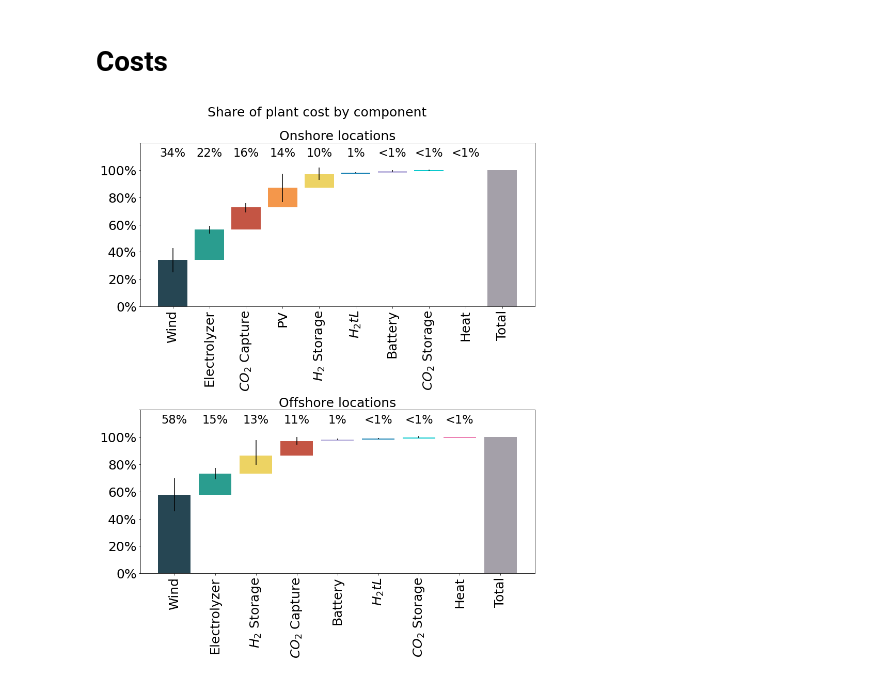
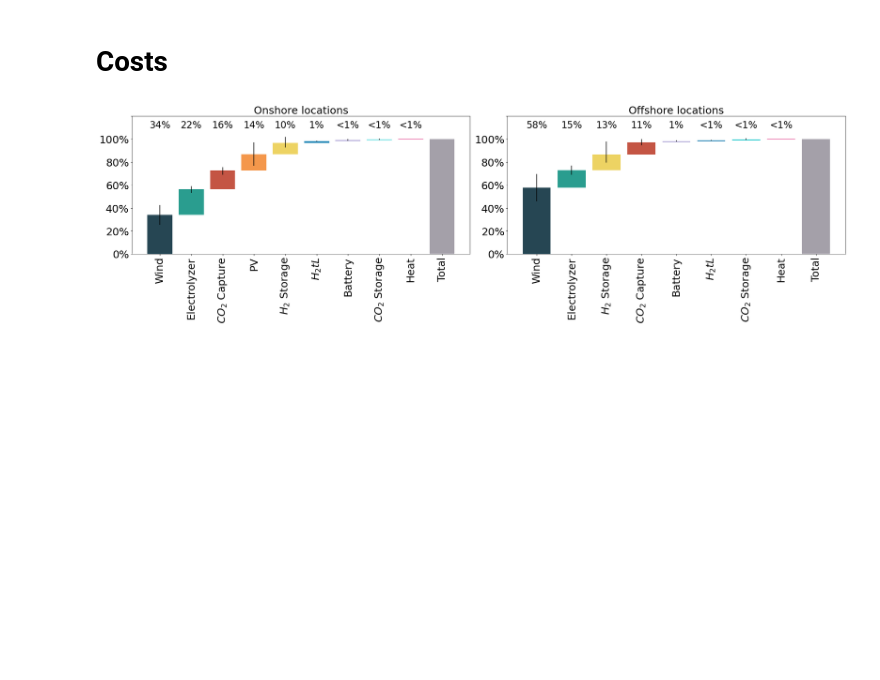
Before and after one commit to kwdseymour/EuroSAFs, a Jupyter notebook: scripts/analysis/SI_figures.ipynb, the cells around one changed output. Saved outputs shown, nothing was run; the diff lists cells and outputs as text; code cells hidden in the pictures; blank space fills up the shorter version.

Commit message:
Revert cost share figure to horizontal orientation

```diff
--- a/scripts/analysis/SI_figures.ipynb
+++ b/scripts/analysis/SI_figures.ipynb
@@ -251,7 +251,7 @@ col_name_map = {
     'verify_NPV':'Total'
 }
 
-fig,axes = plt.subplots(nrows=2, figsize=(12,15))
+fig,axes = plt.subplots(ncols=2, figsize=(25,7.5))
 fontsize = 25
 
 for i,shore_designation,cols in zip([0,1],['onshore','offshore'],[onshore_npv_cols,offshore_npv_cols]):
@@ -267,32 +267,32 @@ for i,shore_designation,cols in zip([0,1],['onshore','offshore'],[onshore_npv_co
 
 
 
     yerr1 = npv_share['mean'] - npv_share['5%']
     yerr2 = npv_share['95%'] - npv_share['mean']
     axes[i].bar(npv_share_cumsum.index.map(col_name_map), npv_share_cumsum['mean'], yerr=[yerr1,yerr2], color=npv_share_cumsum.index.map(colormap))
     axes[i].bar(npv_share_cumsum_mask.index.map(col_name_map), npv_share_cumsum_mask['mean'], color='white')
     for tick in axes[i].get_xticklabels():
         tick.set_rotation(90)
 
     for j,comp_share in enumerate(npv_share['mean'].iloc[:-1]):
         if comp_share<1:
             text = '<1%'
         else:
             text = f'{comp_share:.0f}%'
         axes[i].annotate(text, (j,110), fontsize=fontsize*0.9, ha='center')
     axes[i].tick_params(labelsize=fontsize)
 
     axes[i].set_ylim(0,118)
     axes[i].yaxis.set_ticks(axes[i].get_yticks()) # This line is only intended to supress a warning resulting from the following
     new_ticks = [f'{x:.0f}%' for x in axes[i].get_yticks()]
     new_ticks[-1] = ''
     axes[i].set_yticklabels(new_ticks)
 
 axes[0].set_title('Onshore locations', fontsize=fontsize)
 axes[1].set_title('Offshore locations', fontsize=fontsize)
-fig.suptitle('Share of plant cost by component', y=1, fontsize=fontsize)
+# fig.suptitle('Share of plant cost by component', y=1, fontsize=fontsize)
 # plt.subplots_adjust(hspace=0,wspace=0.25)
 plt.tight_layout()
 plt.savefig('../../gfx/cost_share.png', bbox_inches='tight', dpi=400)
 # %% [output]
-[figure, old version]
+[figure, new version]
```
Also changed, not shown: 1 other file.
